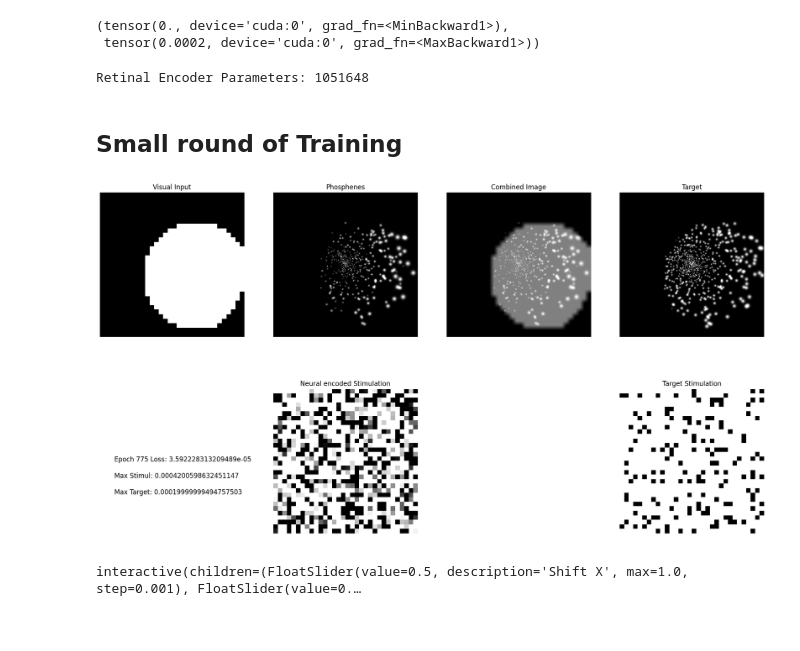
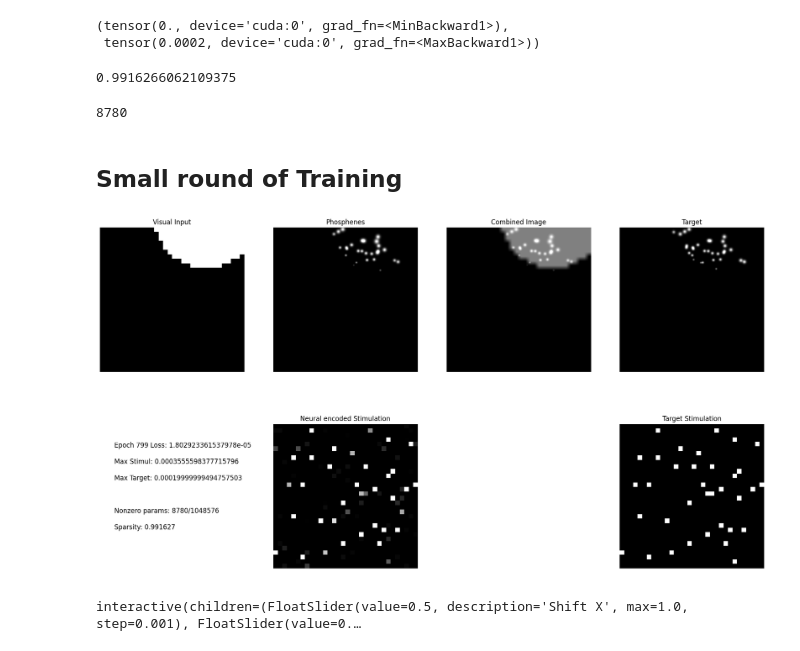
Before and after one commit to MichelleAppel/viseon, a Jupyter notebook: notebooks/test_simulator.ipynb, the cells around one changed output. Saved outputs shown, nothing was run; the diff lists cells and outputs as text; code cells hidden in the pictures.

```diff
--- a/notebooks/test_simulator.ipynb
+++ b/notebooks/test_simulator.ipynb
@@ -183,7 +185,7 @@ cfg['retinal_compression'] = True
 cfg['data_directory'] = '../../data/face/LaPa'
 cfg['base_config'] = '../_config/exp-local/params.yaml'
 cfg['phosphene_map'] = '../_config/phosphene_maps/DefaultCoordinateMap_1000_phosphenes.pickle'
-cfg['batch_size'] = 4
+cfg['batch_size'] = 1
 cfg['fov'] = 5
 cfg['resolution'] = [256, 256]
 cfg['output_scaling'] = 1.e-4
@@ -279,13 +281,6 @@ interactive(children=(FloatSlider(value=0.5, description='Shift X', max=1.0, ste
 # %% [markdown]
 # Retinal Encoder
 # %%
-# Pruning function
-def apply_pruning(model, amount):
-    for module in model.modules():
-        if isinstance(module, nn.Linear):
-            prune.ln_structured(module, name='weight', amount=amount, n=float('-inf'), dim=1)
-            prune.remove(module, 'weight')
-
 class Retinal_Encoder(nn.Module):
     """
     Simple non-generic encoder class that receives 128x128 input and outputs 32x32 feature map as stimulation protocol
@@ -299,7 +294,6 @@ class Retinal_Encoder(nn.Module):
                                'softmax':nn.Softmax(dim=1)}[out_activation]
 
         self.model = nn.Sequential(
-            # nn.BatchNorm2d(in_channels),
             nn.Flatten(),
             nn.LayerNorm(1024),
             nn.Linear(1024, 1024),
@@ -307,10 +301,8 @@ class Retinal_Encoder(nn.Module):
         )
 
     def forward(self, x):
-        # x = x[:, mask == 1]
         self.out = self.model(x)
         stimulation = self.out*self.output_scaling #scaling improves numerical stability
-        # stimulation = torch.clamp(stimulation, min=0, max=0.0001)
         return stimulation.squeeze(-1).squeeze(-1)
 
 mask = circular_mask((1, 32, 32)).to(cfg['device'])
@@ -338,4 +327,0 @@ apply_pruning(retinal_encoder, 0.2)
-# %%
-print('Retinal Encoder Parameters:', sum(p.numel() for p in retinal_encoder.parameters()))
-# %% [output]
-Retinal Encoder Parameters: 1051648
@@ -342,3 +349,13 @@ Retinal Encoder Parameters: 1051648
+# %%
+initial_amount = 0.45
+final_amount = 1-((1-initial_amount)**8)
+print(final_amount)
+
+# sparsity
+int(count_total_weight_params(retinal_encoder)*(1-final_amount))
+# %% [output]
+0.9916266062109375
+8780
 # %% [markdown]
 ## Small round of Training
 # %%
@@ -346,8 +363,7 @@ cfg['batch_size'] = 4
 
 # Initialize the retinal encoder
 cfg['output_scaling'] = 0.0002
-retinal_encoder = Retinal_Encoder(out_activation='relu', n_electrodes=cfg['n_electrodes'], out_scaling=cfg['output_scaling'])
-retinal_encoder.to(cfg['device'])
+retinal_encoder = Retinal_Encoder(out_activation='relu', n_electrodes=cfg['n_electrodes'], out_scaling=cfg['output_scaling']).to(cfg['device'])
 
 phosphene_coords = cortex_models.get_visual_field_coordinates_probabilistically(params, n_phosphenes)
 simulator = get_simulator(cfg, phosphene_coords)
@@ -364,9 +380,12 @@ torch.use_deterministic_algorithms(False)
 
 mask = circular_mask((1, 32, 32)).to(cfg['device'])
 
+pruning_amount = 0.45
+
 for i in range(800):
     # Generate random image and make non differentiable
-    random_image = random_image_generator(shape=(cfg['batch_size'], 1, 32, 32), center_std=0.2, size_mean=0.5, size_std=0.5).to(cfg['device'])*mask
+    random_image = random_image_generator(shape=(cfg['batch_size'], 1, 32, 32), center_std=0.3, size_mean=0.2, size_std=0.6)
+    random_image = random_image.to(cfg['device'])
 
     # Forward pass
     stimulation = retinal_encoder(random_image)
@@ -374,7 +393,6 @@ for i in range(800):
     phosphenes = simulator(stimulation)
     simulator.reset()
     phosphene_centers = simulator.sample_centers(phosphenes)
-
 
     # Define target
     resized = resize(random_image.float(), cfg['SPVsize'])
@@ -392,7 +410,11 @@ for i in range(800):
     loss.backward()
     optimizer.step()
 
-    if i % 25 == 0:
+    # Apply pruning every 100 iterations (optional)
+    if (i + 1) % 100 == 0:
+        apply_pruning(retinal_encoder, amount=pruning_amount)
+
+    if (i + 1) % 25 == 0:
         clear_output(wait=True)
 
         # print(f'Epoch {i} Loss: {loss.item()}')
@@ -416,37 +438,49 @@ for i in range(800):
 
         # target
         simulator.reset()
         out = simulator(target_stimulus)[0]
         ax[0, 3].imshow(out.detach().cpu().numpy(), cmap='gray')
         ax[0, 3].axis('off')
         ax[0, 3].set_title('Target')
 
         # 1,0 text block with training stats
-        ax[1, 0].text(0.1, 0.5, f'Epoch {i} Loss: {loss.item()}', fontsize=12, ha='left')
-        ax[1, 0].text(0.1, 0.4, f'Max Stimul: {stimulation.max().item()}', fontsize=12, ha='left')
-        ax[1, 0].text(0.1, 0.3, f'Max Target: {target_stimulus.max().item()}', fontsize=12, ha='left')
+        ax[1, 0].text(0.1, 0.8, f'Epoch {i} Loss: {loss.item()}', fontsize=12, ha='left')
+        ax[1, 0].text(0.1, 0.7, f'Max Stimul: {stimulation.max().item()}', fontsize=12, ha='left')
+        ax[1, 0].text(0.1, 0.6, f'Max Target: {target_stimulus.max().item()}', fontsize=12, ha='left')
+
+        non_zero = count_nonzero_params(retinal_encoder)
+        total = count_total_weight_params(retinal_encoder)
+        ax[1, 0].text(0.1, 0.4, f'Nonzero params: {non_zero}/{total}', fontsize=12, ha='left')
+        # Sparsity
+        sparsity = non_zero / total
+        ax[1, 0].text(0.1, 0.3, f'Sparsity: {1 - sparsity:.6f}', fontsize=12, ha='left')
         ax[1, 0].axis('off')
 
         # Create a square stimulation grid with a mask
         stimulation_square = torch.zeros((reshape_square, reshape_square), device=cfg['device'])
         stimulation_square.view(-1)[:N_PHOSPHENES] = stimulation[0]
 
         stimulation_target_square = torch.zeros((reshape_square, reshape_square), device=cfg['device'])
         stimulation_target_square.view(-1)[:N_PHOSPHENES] = target[0]
 
         ax[1, 1].imshow(stimulation_square.detach().cpu().numpy(), cmap='gray', vmin=0, vmax=1.0000e-04)
         ax[1, 1].set_title('Neural encoded Stimulation')
         ax[1, 1].axis('off')
 
         ax[1, 2].axis('off')
 
         ax[1, 3].imshow(stimulation_target_square.cpu().numpy(), cmap='gray', vmin=0, vmax=1.0000e-04)
         ax[1, 3].set_title('Target Stimulation')
         ax[1, 3].axis('off')
 
         plt.show()
+
+# Remove re-parametrization to make pruning permanent
+for module in retinal_encoder.modules():
+    if isinstance(module, nn.Linear):
+        prune.remove(module, 'weight')
 # %% [output]
-[figure, old version]
+[figure, new version]
 # %%
 def update_plot(shift_x=0.0, shift_y=0.0, circle_size=20):
     fig, ax = plt.subplots(2, 3, figsize=(22, 12))
```
Also changed, not shown: parts of 9 cells of this notebook.
